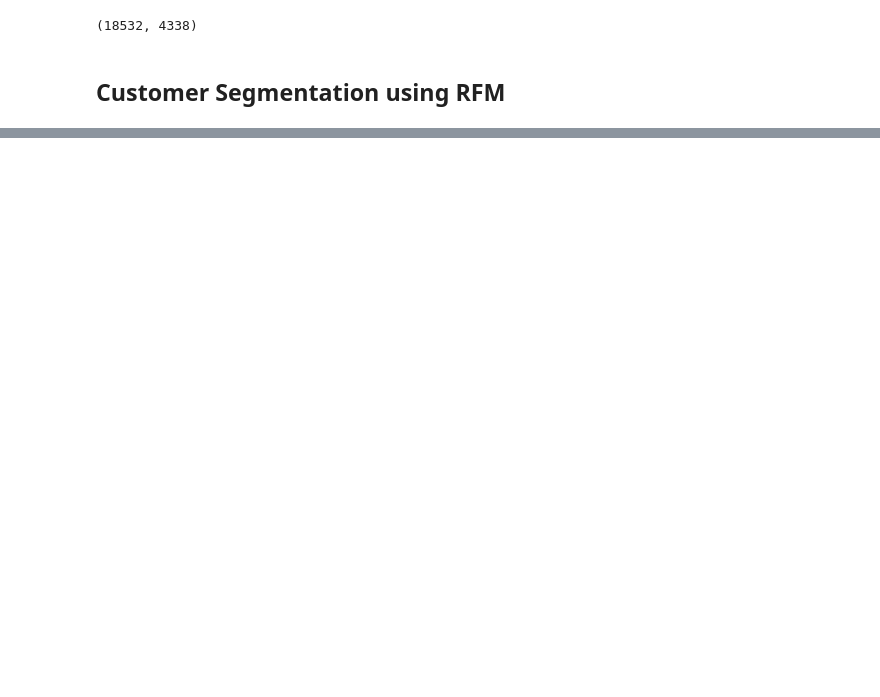
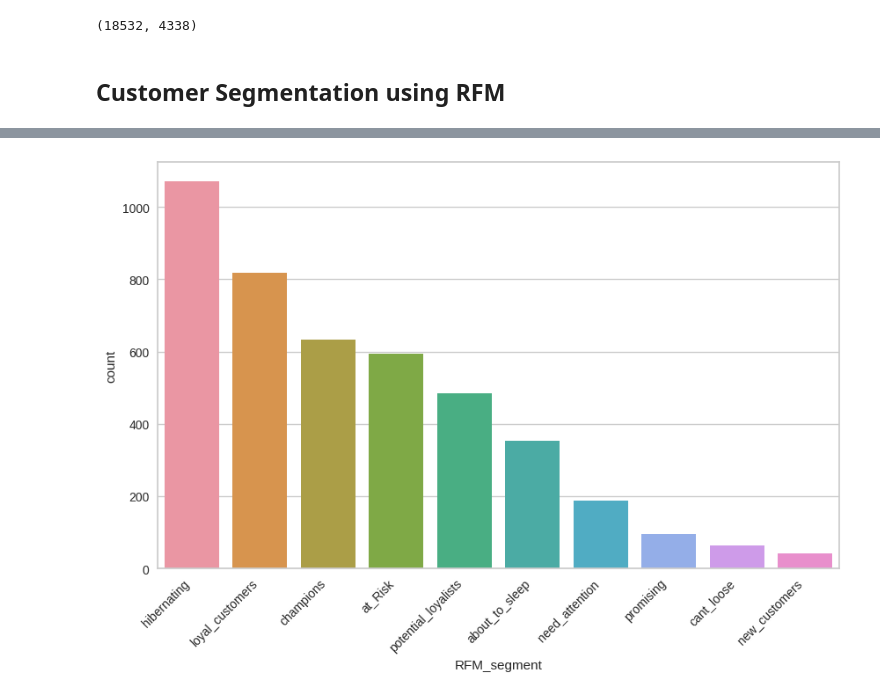
Before and after one commit to jaydeep-1998/-Customer-Segmentation-For-Marketing-Campaign-Analysis, a Jupyter notebook: RFM segmentation/Customer Segmentation RFM vs k-means Clustering.ipynb, the cells around one changed output, grey strips where cells are left out. Drawn from its saved outputs; the diff is of its cells as text; code cells hidden in the pictures; blank space fills up the shorter version.

Commit message:
Complete Customer Analysis using customer segmentatio

```diff
--- a/RFM segmentation/Customer Segmentation RFM vs k-means Clustering.ipynb
+++ b/RFM segmentation/Customer Segmentation RFM vs k-means Clustering.ipynb
@@ -284,0 +182,15 @@ plt.show()
+# %%
+# Creating 'recency_score' based on quantiles (5 bins)
+data_rfm["recency_score"] = pd.qcut(data_rfm["recency"], 5, labels=[5, 4, 3, 2, 1])
+
+# Creating 'frequency_score' based on rank (5 bins)
+data_rfm["frequency_score"] = pd.qcut(data_rfm["frequency"].rank(method="first"), 5, labels=[1, 2, 3, 4, 5])
+
+# Creating 'monetary_score' based on quantiles (5 bins)
+data_rfm["monetary_score"] = pd.qcut(data_rfm["monetary"], 5, labels=[1, 2, 3, 4, 5])
+
+# Combining 'recency_score' and 'frequency_score' to get 'rfm_score'
+data_rfm["rfm_score"] = data_rfm["recency_score"].astype("str") + data_rfm["frequency_score"].astype("str")
+
+# Displaying the first few rows of the RFM dataset with scores
+data_rfm.head()
@@ -284,0 +241,23 @@ plt.show()
+# %%
+def countplot(data, x_column, figsize=(10, 6), rotation=45, ha='right'):
+    """
+    Generate a countplot for the specified column in the given dataset.
+
+    Parameters:
+        data (pd.DataFrame): The dataset to be used.
+        x_column (str): The column to be plotted on the x-axis.
+        figsize (tuple, optional): Figure size (width, height). Default is (10, 6).
+        rotation (int, optional): Rotation angle of x-axis labels. Default is 45.
+        ha (str, optional): Horizontal alignment of x-axis labels. Default is 'right'.
+    """
+    sorted_order = data[x_column].value_counts().index
+
+    plt.figure(figsize=figsize)
+    plt.xticks(rotation=rotation, ha=ha)
+
+    sns.countplot(data=data, x=x_column, order=sorted_order)
+
+# count plot of customers in each segment
+countplot(data_rfm, 'RFM_segment')
+# %% [output]
+[figure, added]
```
Also changed, not shown: parts of 58 cells of this notebook, 1 other file.
